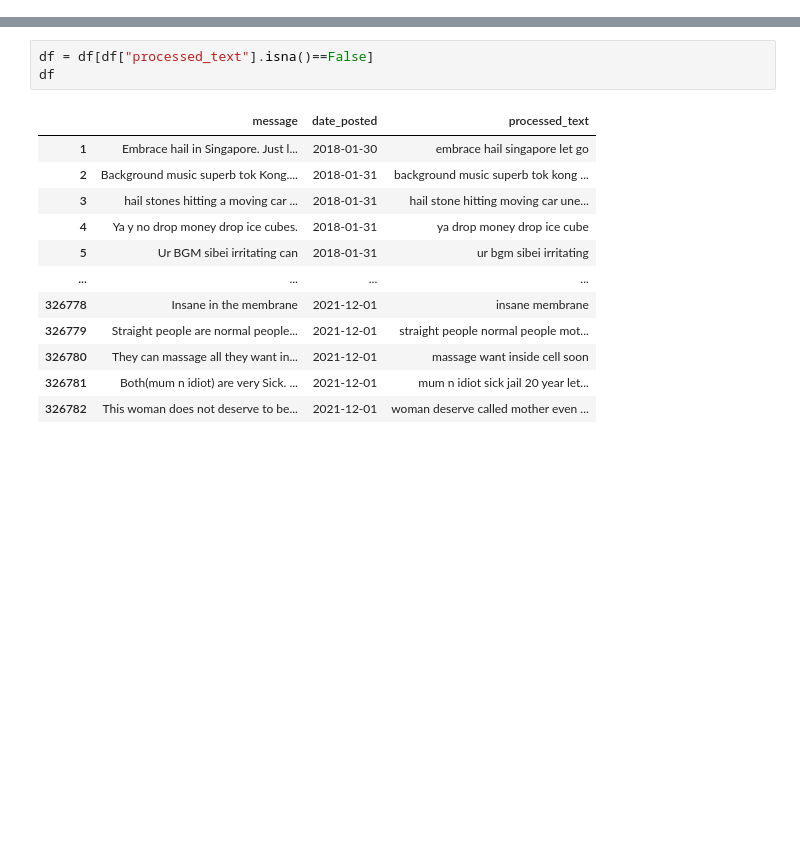
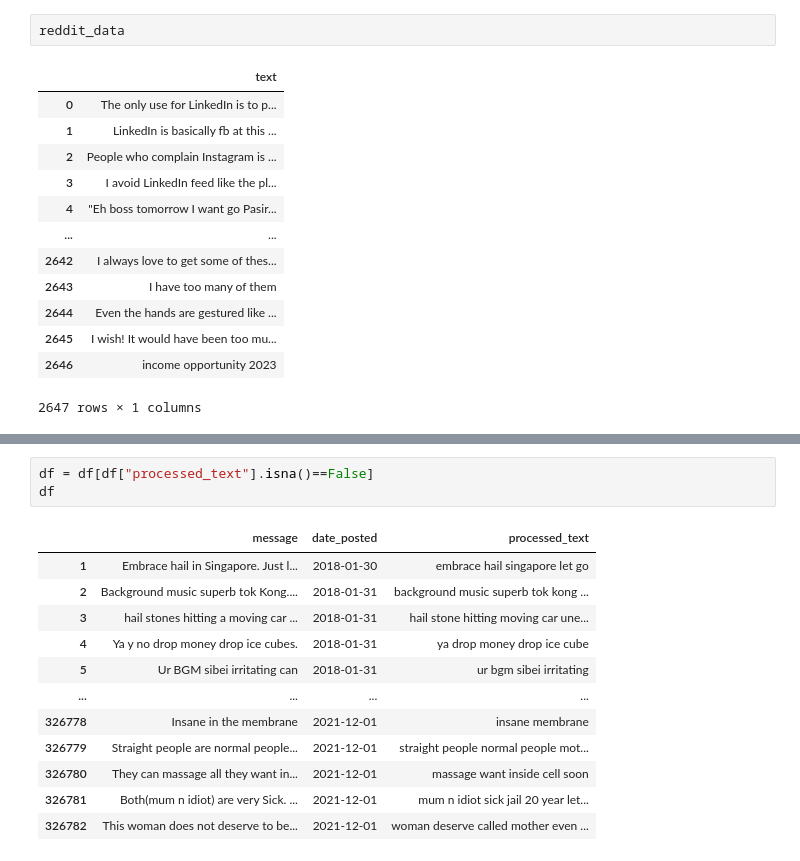
Before and after one commit to CJianYu98/SMT_Project_Experience, a Jupyter notebook: app/ml/notebook/keyword_analysis.ipynb, the cells around one changed output, grey strips where cells are left out. Saved outputs shown, nothing was run; the diff lists cells and outputs as text; blank space fills up the shorter version.

```diff
--- a/app/ml/notebook/keyword_analysis.ipynb
+++ b/app/ml/notebook/keyword_analysis.ipynb
@@ -32,0 +79,16 @@ df
+# %%
+reddit_data
+# %% [output]
+|  | text |
+| 0 | The only use for LinkedIn is to p... |
+| 1 | LinkedIn is basically fb at this ... |
+| 2 | People who complain Instagram is ... |
+| 3 | I avoid LinkedIn feed like the pl... |
+| 4 | "Eh boss tomorrow I want go Pasir... |
+| ... | ... |
+| 2642 | I always love to get some of thes... |
+| 2643 | I have too many of them |
+| 2644 | Even the hands are gestured like ... |
+| 2645 | I wish! It would have been too mu... |
+| 2646 | income opportunity 2023 |
+2647 rows × 1 columns
```
Also changed, not shown: parts of 33 cells of this notebook.
